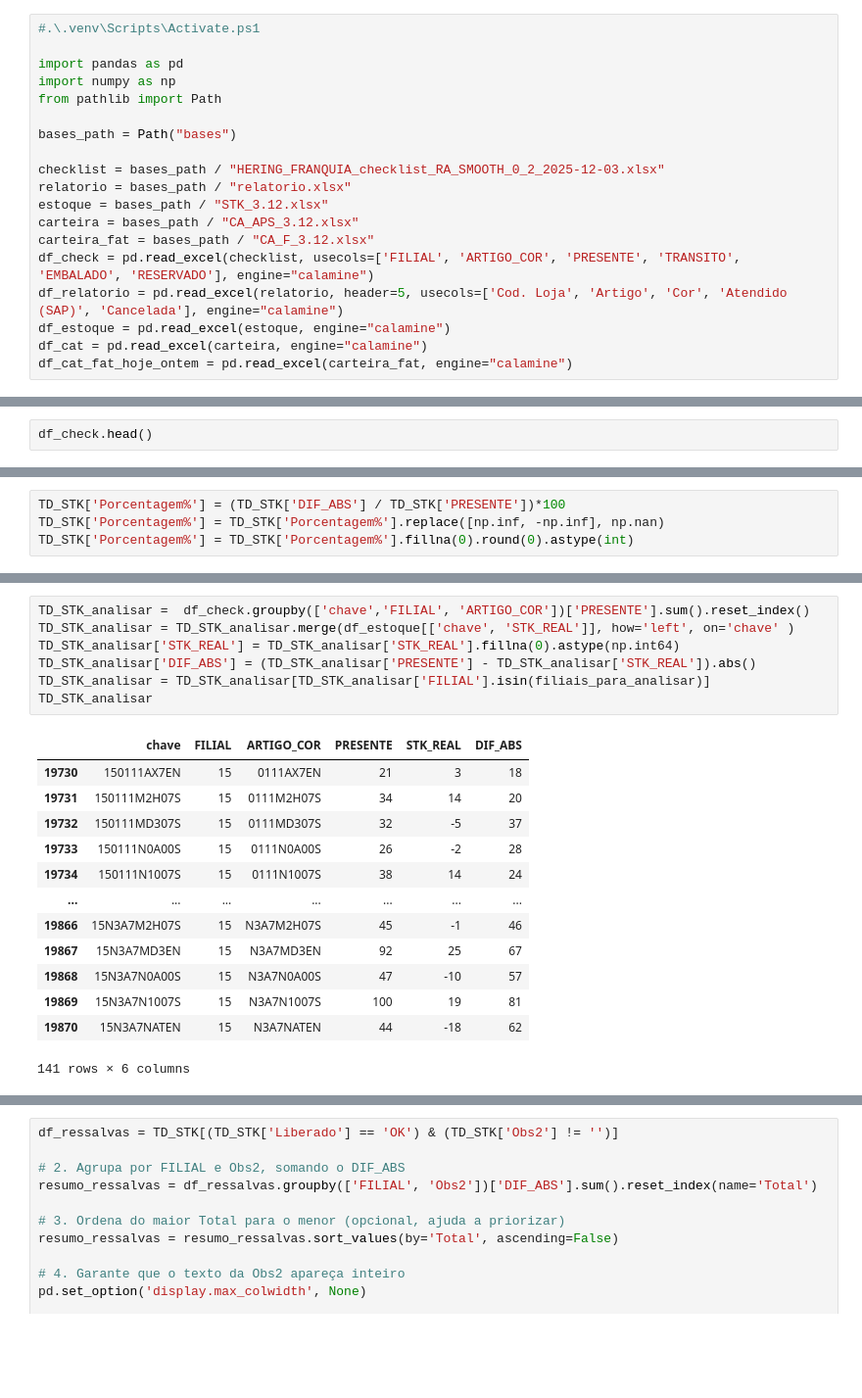
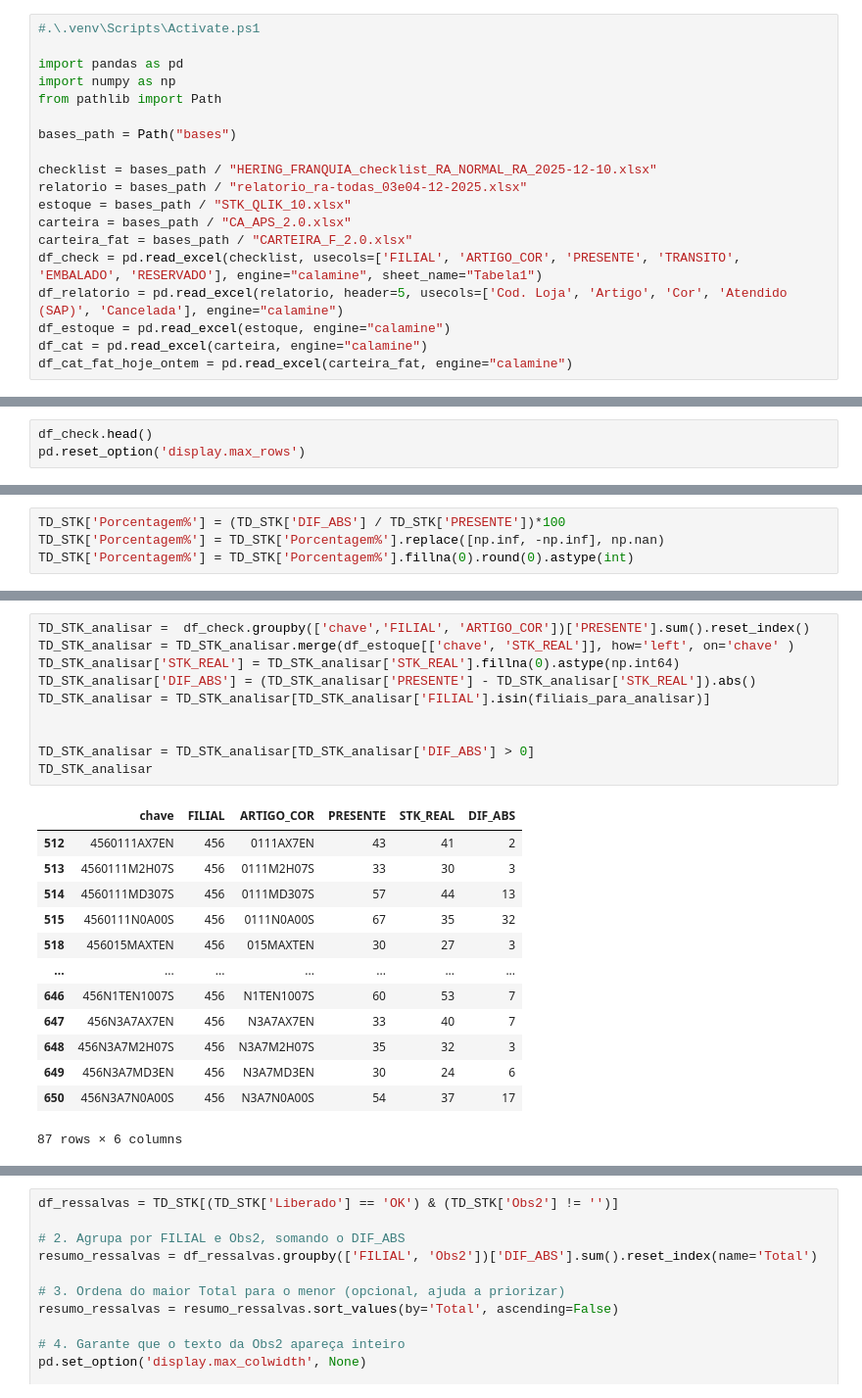
Before and after one commit to Gabrielxdev/TRABALHO, a Jupyter notebook: carteira_estoque.ipynb, the cells around one changed output, grey strips where cells are left out. Shown at 98% size. Cells and saved outputs as stored; diff of their text form; blank space fills up the shorter version.

```diff
--- a/carteira_estoque.ipynb
+++ b/carteira_estoque.ipynb
@@ -9,12 +9,12 @@ from pathlib import Path
 
 bases_path = Path("bases")
 
-checklist = bases_path / "HERING_FRANQUIA_checklist_RA_SMOOTH_0_2_2025-12-03.xlsx"
-relatorio = bases_path / "relatorio.xlsx"
-estoque = bases_path / "STK_3.12.xlsx"
-carteira = bases_path / "CA_APS_3.12.xlsx"
-carteira_fat = bases_path / "CA_F_3.12.xlsx"
-df_check = pd.read_excel(checklist, usecols=['FILIAL', 'ARTIGO_COR', 'PRESENTE', 'TRANSITO', 'EMBALADO', 'RESERVADO'], engine="calamine")
+checklist = bases_path / "HERING_FRANQUIA_checklist_RA_NORMAL_RA_2025-12-10.xlsx"
+relatorio = bases_path / "relatorio_ra-todas_03e04-12-2025.xlsx"
+estoque = bases_path / "STK_QLIK_10.xlsx"
+carteira = bases_path / "CA_APS_2.0.xlsx"
+carteira_fat = bases_path / "CARTEIRA_F_2.0.xlsx"
+df_check = pd.read_excel(checklist, usecols=['FILIAL', 'ARTIGO_COR', 'PRESENTE', 'TRANSITO', 'EMBALADO', 'RESERVADO'], engine="calamine", sheet_name="Tabela1")
 df_relatorio = pd.read_excel(relatorio, header=5, usecols=['Cod. Loja', 'Artigo', 'Cor', 'Atendido (SAP)', 'Cancelada'], engine="calamine")
 df_estoque = pd.read_excel(estoque, engine="calamine")
 df_cat = pd.read_excel(carteira, engine="calamine")
@@ -41,3 +41,4 @@ df_check['FILIAL'] = df_check['FILIAL'].astype(str)
 df_check['chave'] =  df_check['FILIAL'] + df_check['ARTIGO_COR']
 # %%
 df_check.head()
+pd.reset_option('display.max_rows')
@@ -256,21 +235,24 @@ array(['15'], dtype=object)
 # %%
 TD_STK_analisar =  df_check.groupby(['chave','FILIAL', 'ARTIGO_COR'])['PRESENTE'].sum().reset_index()
 TD_STK_analisar = TD_STK_analisar.merge(df_estoque[['chave', 'STK_REAL']], how='left', on='chave' )
 TD_STK_analisar['STK_REAL'] = TD_STK_analisar['STK_REAL'].fillna(0).astype(np.int64)
 TD_STK_analisar['DIF_ABS'] = (TD_STK_analisar['PRESENTE'] - TD_STK_analisar['STK_REAL']).abs()
 TD_STK_analisar = TD_STK_analisar[TD_STK_analisar['FILIAL'].isin(filiais_para_analisar)]
+
+
+TD_STK_analisar = TD_STK_analisar[TD_STK_analisar['DIF_ABS'] > 0]
 TD_STK_analisar
 # %% [output]
 |  | chave | FILIAL | ARTIGO_COR | PRESENTE | STK_REAL | DIF_ABS |
-| 19730 | 150111AX7EN | 15 | 0111AX7EN | 21 | 3 | 18 |
-| 19731 | 150111M2H07S | 15 | 0111M2H07S | 34 | 14 | 20 |
-| 19732 | 150111MD307S | 15 | 0111MD307S | 32 | -5 | 37 |
-| 19733 | 150111N0A00S | 15 | 0111N0A00S | 26 | -2 | 28 |
-| 19734 | 150111N1007S | 15 | 0111N1007S | 38 | 14 | 24 |
+| 512 | 4560111AX7EN | 456 | 0111AX7EN | 43 | 41 | 2 |
+| 513 | 4560111M2H07S | 456 | 0111M2H07S | 33 | 30 | 3 |
+| 514 | 4560111MD307S | 456 | 0111MD307S | 57 | 44 | 13 |
+| 515 | 4560111N0A00S | 456 | 0111N0A00S | 67 | 35 | 32 |
+| 518 | 456015MAXTEN | 456 | 015MAXTEN | 30 | 27 | 3 |
 | ... | ... | ... | ... | ... | ... | ... |
-| 19866 | 15N3A7M2H07S | 15 | N3A7M2H07S | 45 | -1 | 46 |
-| 19867 | 15N3A7MD3EN | 15 | N3A7MD3EN | 92 | 25 | 67 |
-| 19868 | 15N3A7N0A00S | 15 | N3A7N0A00S | 47 | -10 | 57 |
-| 19869 | 15N3A7N1007S | 15 | N3A7N1007S | 100 | 19 | 81 |
-| 19870 | 15N3A7NATEN | 15 | N3A7NATEN | 44 | -18 | 62 |
+| 646 | 456N1TEN1007S | 456 | N1TEN1007S | 60 | 53 | 7 |
+| 647 | 456N3A7AX7EN | 456 | N3A7AX7EN | 33 | 40 | 7 |
+| 648 | 456N3A7M2H07S | 456 | N3A7M2H07S | 35 | 32 | 3 |
+| 649 | 456N3A7MD3EN | 456 | N3A7MD3EN | 30 | 24 | 6 |
+| 650 | 456N3A7N0A00S | 456 | N3A7N0A00S | 54 | 37 | 17 |
-141 rows × 6 columns
+87 rows × 6 columns
```
Also changed, not shown: parts of 50 cells of this notebook, 7 other files.
